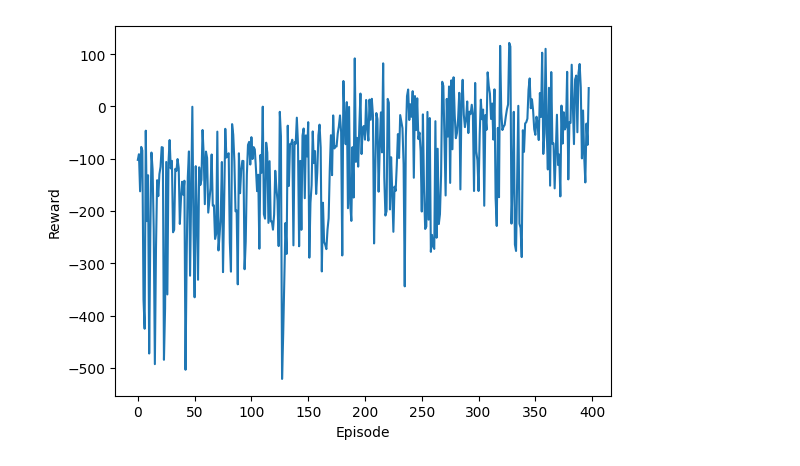
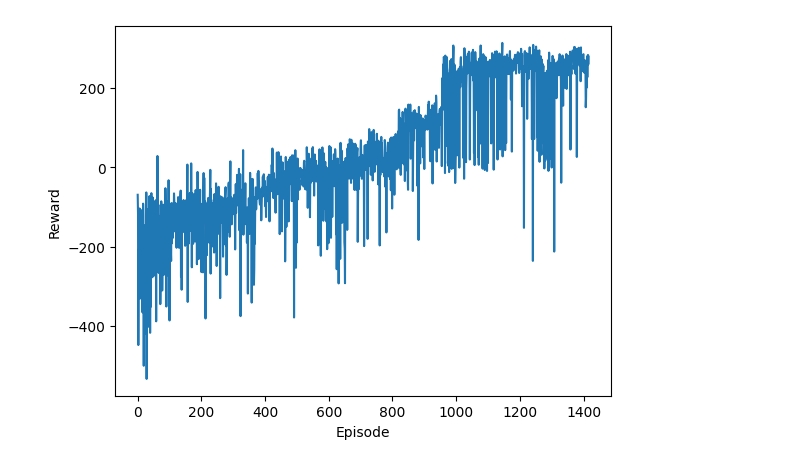
Before and after one commit to NekTaf/rai_rl_course, a Jupyter notebook: tutorial_4/reinforce_baseline.ipynb, the cells around one changed output. Saved outputs shown, nothing was run; the diff lists cells and outputs as text; code cells hidden in the pictures.

```diff
--- a/tutorial_4/reinforce_baseline.ipynb
+++ b/tutorial_4/reinforce_baseline.ipynb
@@ -86,7 +92,7 @@ class GridWorldEnv(gym.Env):
         print()
 # %%
 env = GridWorldEnv()
-env = gym.make("LunarLander-v3")
+env = gym.make("LunarLander-v2")
 # %%
 ####################################################################################
 ### Networks
@@ -132,12 +137,12 @@ episode_reward_plot = []
 from tqdm import tqdm
 
 timesteps_so_far = 0
-total_timesteps = 10e4
-GAMMA = 0.9
+total_timesteps = 5e5
+GAMMA = 0.99
 
 pbar = tqdm(total=total_timesteps, desc="Training Progress")
 
-rewards = []
+episode_reward_plot = []
 
 try:
     while timesteps_so_far <= total_timesteps:
@@ -209,10 +214,8 @@ try:
         value_loss.backward()
         value_optimizer.step()
 
-        rewards.append(episode_reward)
 
-        # episode_reward_plot.append(average_reward/(episode + 1))
-
+        episode_reward_plot.append(episode_reward)
         policy_loss_plot.append(policy_loss.item())
         ####################################################################################
 
@@ -227,7 +230,7 @@ import os
 from datetime import datetime
 
 
-directory_save = f"{datetime.now().strftime('%Y-%m-%d_%H-%M')}_{'reinforce'}"
+directory_save = f"{datetime.now().strftime('%Y-%m-%d_%H-%M')}_{'reinforce_baseline'}"
 
 directory_name = directory_save
 if not os.path.exists(directory_name):
@@ -238,13 +241,13 @@ torch.save(value_net.state_dict(), directory_save+'/value_weights.pth')
 # %%
 import matplotlib.pyplot as plt
 
-plt.plot(rewards)
+plt.plot(episode_reward_plot)
 
 plt.xlabel('Episode')  # X-axis label
 plt.ylabel('Reward')   # Y-axis label
 
 
 plt.savefig(os.path.join(directory_save,"rewards.png"))
 plt.show()
 # %% [output]
-[figure, old version]
+[figure, new version]
```
Also changed, not shown: parts of 3 cells of this notebook, 19 other files.
